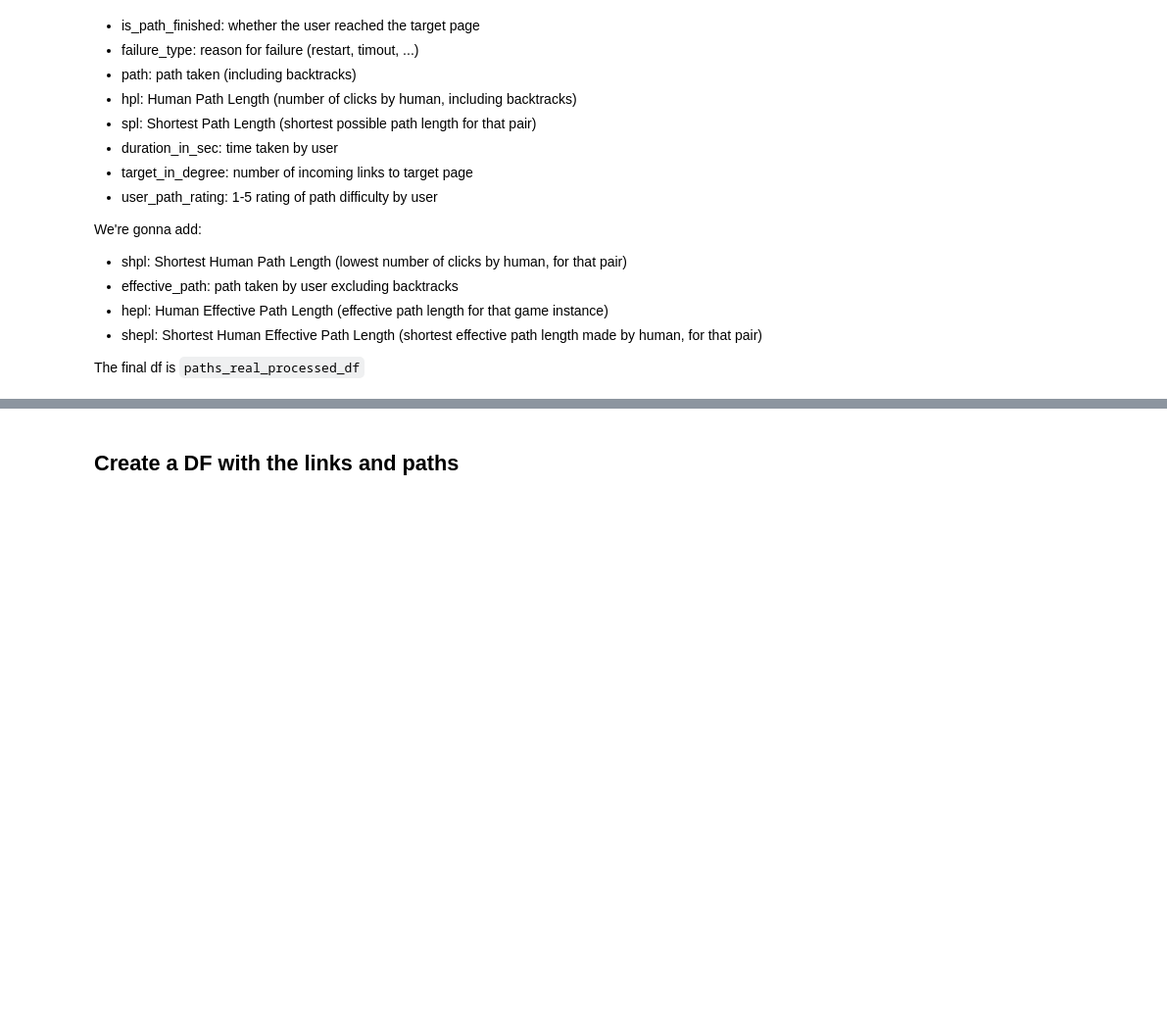
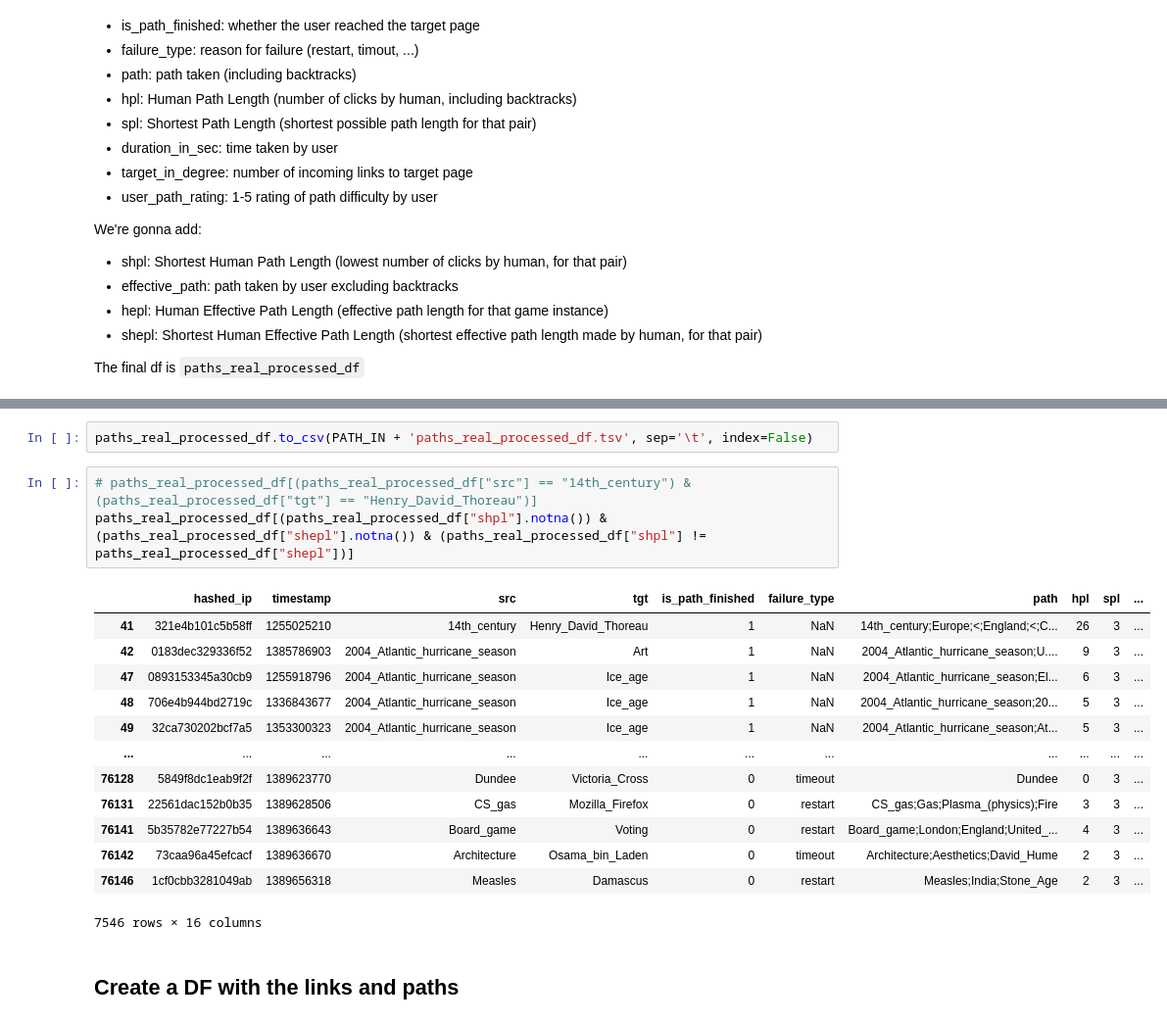
Before and after one commit to au-clan/WikiAgent, a Jupyter notebook: src/exploration.ipynb, the cells around one changed output, grey strips where cells are left out. Shown at 98% size. Cells and saved outputs as stored; diff of their text form; blank space fills up the shorter version.

```diff
--- a/src/exploration.ipynb
+++ b/src/exploration.ipynb
@@ -91,3 +96,22 @@ Name: hpl, dtype: float64
+# %%
+paths_real_processed_df.to_csv(PATH_IN + 'paths_real_processed_df.tsv', sep='\t', index=False)
+# %%
+# paths_real_processed_df[(paths_real_processed_df["src"] == "14th_century") & (paths_real_processed_df["tgt"] == "Henry_David_Thoreau")]
+paths_real_processed_df[(paths_real_processed_df["shpl"].notna()) & (paths_real_processed_df["shepl"].notna()) & (paths_real_processed_df["shpl"] != paths_real_processed_df["shepl"])]
+# %% [output]
+|  | hashed_ip | timestamp | src | tgt | is_path_finished | failure_type | path | hpl | spl | ... |
+| 41 | 321e4b101c5b58ff | 1255025210 | 14th_century | Henry_David_Thoreau | 1 | NaN | 14th_century;Europe;<;England;<;C... | 26 | 3 | ... |
+| 42 | 0183dec329336f52 | 1385786903 | 2004_Atlantic_hurricane_season | Art | 1 | NaN | 2004_Atlantic_hurricane_season;U.... | 9 | 3 | ... |
+| 47 | 0893153345a30cb9 | 1255918796 | 2004_Atlantic_hurricane_season | Ice_age | 1 | NaN | 2004_Atlantic_hurricane_season;El... | 6 | 3 | ... |
+| 48 | 706e4b944bd2719c | 1336843677 | 2004_Atlantic_hurricane_season | Ice_age | 1 | NaN | 2004_Atlantic_hurricane_season;20... | 5 | 3 | ... |
+| 49 | 32ca730202bcf7a5 | 1353300323 | 2004_Atlantic_hurricane_season | Ice_age | 1 | NaN | 2004_Atlantic_hurricane_season;At... | 5 | 3 | ... |
+| ... | ... | ... | ... | ... | ... | ... | ... | ... | ... | ... |
+| 76128 | 5849f8dc1eab9f2f | 1389623770 | Dundee | Victoria_Cross | 0 | timeout | Dundee | 0 | 3 | ... |
+| 76131 | 22561dac152b0b35 | 1389628506 | CS_gas | Mozilla_Firefox | 0 | restart | CS_gas;Gas;Plasma_(physics);Fire | 3 | 3 | ... |
+| 76141 | 5b35782e77227b54 | 1389636643 | Board_game | Voting | 0 | restart | Board_game;London;England;United_... | 4 | 3 | ... |
+| 76142 | 73caa96a45efcacf | 1389636670 | Architecture | Osama_bin_Laden | 0 | timeout | Architecture;Aesthetics;David_Hume | 2 | 3 | ... |
+| 76146 | 1cf0cbb3281049ab | 1389656318 | Measles | Damascus | 0 | restart | Measles;India;Stone_Age | 2 | 3 | ... |
+7546 rows × 16 columns
 # %% [markdown]
 ## Create a DF with the links and paths
 # %%
```
Also changed, not shown: parts of 2 cells of this notebook.
